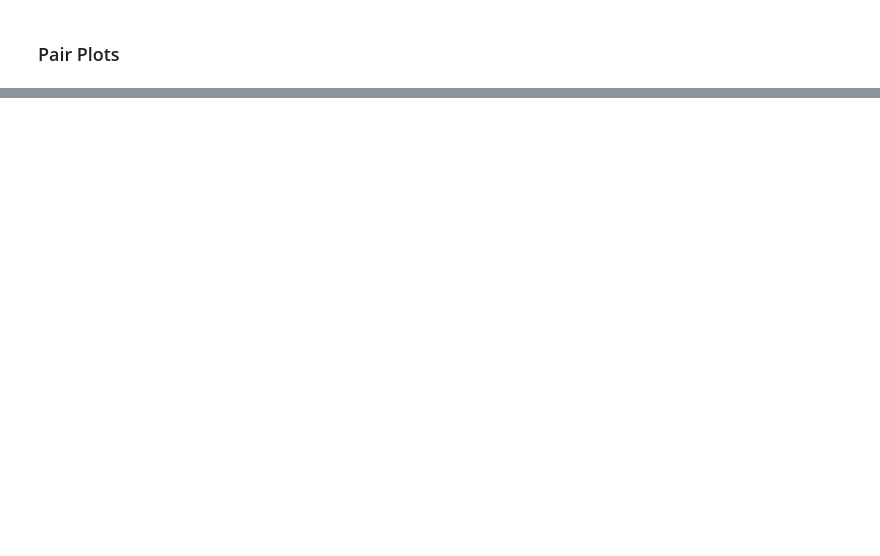
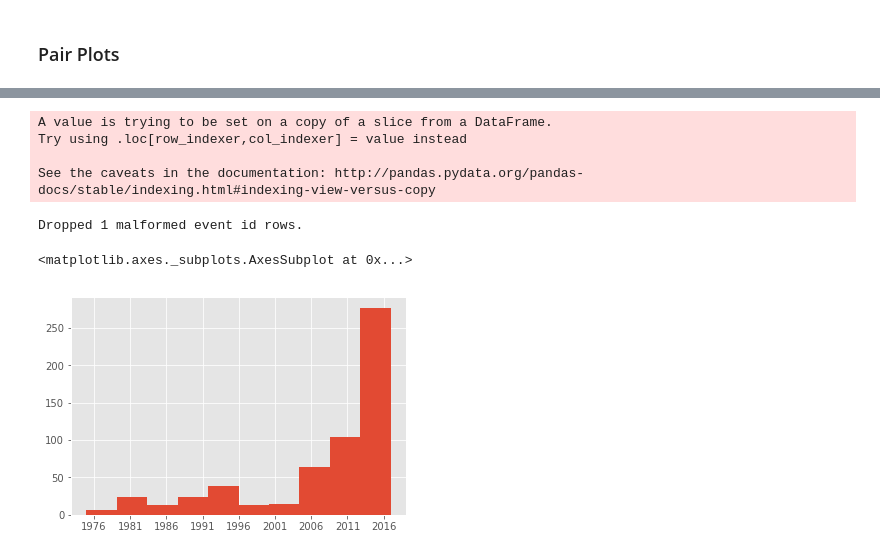
Before and after one commit to TesMunoz/SeniorSim, a Jupyter notebook: Untitled.ipynb, the cells around one changed output, grey strips where cells are left out. Drawn from its saved outputs; the diff is of its cells as text; code cells hidden in the pictures; blank space fills up the shorter version.

Commit message:
Set up DateTime conversion from eventID

```diff
--- a/Untitled.ipynb
+++ b/Untitled.ipynb
@@ -126,0 +127,79 @@ plt.show()
+# %%
+#Create a encoding that makes true/false columns for each month
+months_region_dummies_df = pd.get_dummies(terrorism_df, columns=['region'], dtype=bool)
+
+months_region_dummies_df.iloc[0:10]
+
+#make a new dataframe based on region 10:
+region_10_df = months_region_dummies_df[(months_region_dummies_df['region_10'] == 1)]
+# region_10_df.iloc[0:10]
+
+#Plot
+
+#scatter_matrix(region_10_df[['iyear', 'iday', 'imonth']], figsize=(12, 12))
+#plt.show()
+
+#dates_region_df = region_10_df[0:100][['iyear','iday']]
+# dates_region_df.plot.scatter(x='iyear',y='iday')
+
+# cl = sk.cluster.KMeans(n_clusters=2).fit(dates_region_df)
+
+# dates_region_df.plot.scatter(x='iyear',y='iday', c=cl.labels_, colormap='viridis')
+
+# region_10_df['iday'].hist(histtype='step')
+region_10_df['day_month'] = (region_10_df['iday'] * region_10_df['imonth'])
+# datetime_df = pd.DataFrame({'year': region_10_df['iyear'],
+#                        'month': region_10_df['imonth'],
+#                        'day': region_10_df['iday']})
+# pd.to_datetime(pd.DataFrame(
+#     {
+#      'year': region_10_df['iyear'],
+#      'month': region_10_df['imonth'],
+#      'day': (str(region_10_df['iday']+1))
+#     }))
+
+# import datetime
+# test_ix = 400
+# datetime.datetime(region_10_df['iyear'].iloc[test_ix], region_10_df['imonth'].iloc[test_ix], region_10_df['iday'].iloc[test_ix])
+
+def convert_eventid_to_datetime(df, ignore_bad_data=True):
+    """Converts dataframe with event_id column to date time formats. Returns new DF with additional 'datetime' column."""
+    from datetime import datetime
+    datetime_series = []
+    ix_to_drop = []
+    count = 0
+    for i, row in df.iterrows():
+        try:
+            datetime_series.append( datetime(row['iyear'], row['imonth'], row['iday']) )
+        except:
+            ix_to_drop.append(count)
+            if not ignore_bad_data:
+                print("Bad Event ID date format: {}, {}, {}".format(row['iyear'], row['imonth'], int(row['iday'])) )
+                raise ValueError('Event Id data contains bad dates.')
+        count += 1
+
+    print('Dropped {} malformed event id rows.'.format(len(ix_to_drop)))
+    df = df.drop(df.index[ix_to_drop])
+    df['datetime'] = datetime_series
+    return df
+
+convert_eventid_to_datetime(region_10_df)['datetime'].hist()
+# region_10_df['eventid'].astype(str).apply(lambda x: x[:8])
+
+# region_10_df['datetime'] = pd.to_datetime(
+#     region_10_df['eventid'].astype(str)
+#     .apply(lambda x: x[:8] )
+#     , format='%Y%m%d')
+
+# region_10_df['day_month'].hist()
+# region_10_df['imonth'].hist()
+
+# region_10_df = months_region_dummies_df[(months_region_dummies_df['region_10'] == 1)]
+# %% [output]
+A value is trying to be set on a copy of a slice from a DataFrame.
+Try using .loc[row_indexer,col_indexer] = value instead
+
+See the caveats in the documentation: http://pandas.pydata.org/pandas-docs/stable/indexing.html#indexing-view-versus-copy
+Dropped 1 malformed event id rows.
+<matplotlib.axes._subplots.AxesSubplot at 0x...>
+[figure, added]
```
Also changed, not shown: parts of 8 cells of this notebook.
